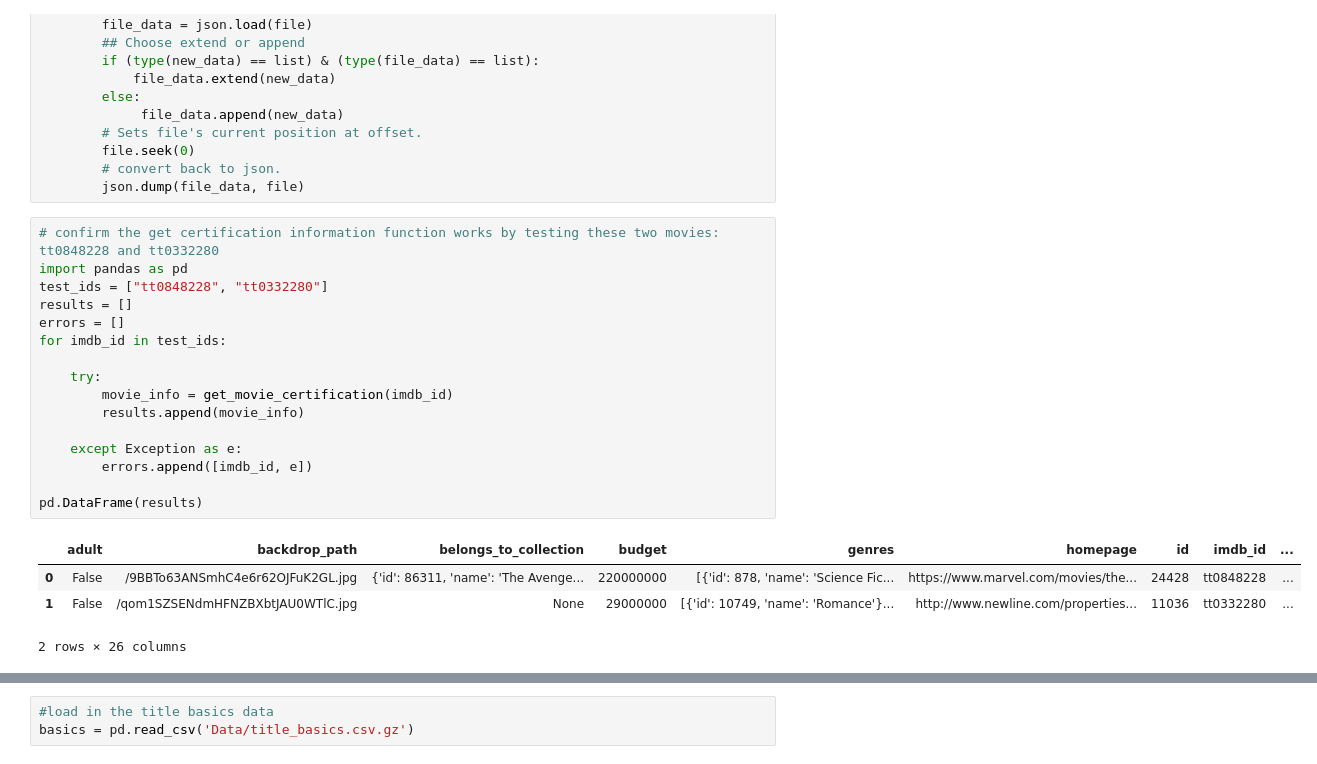
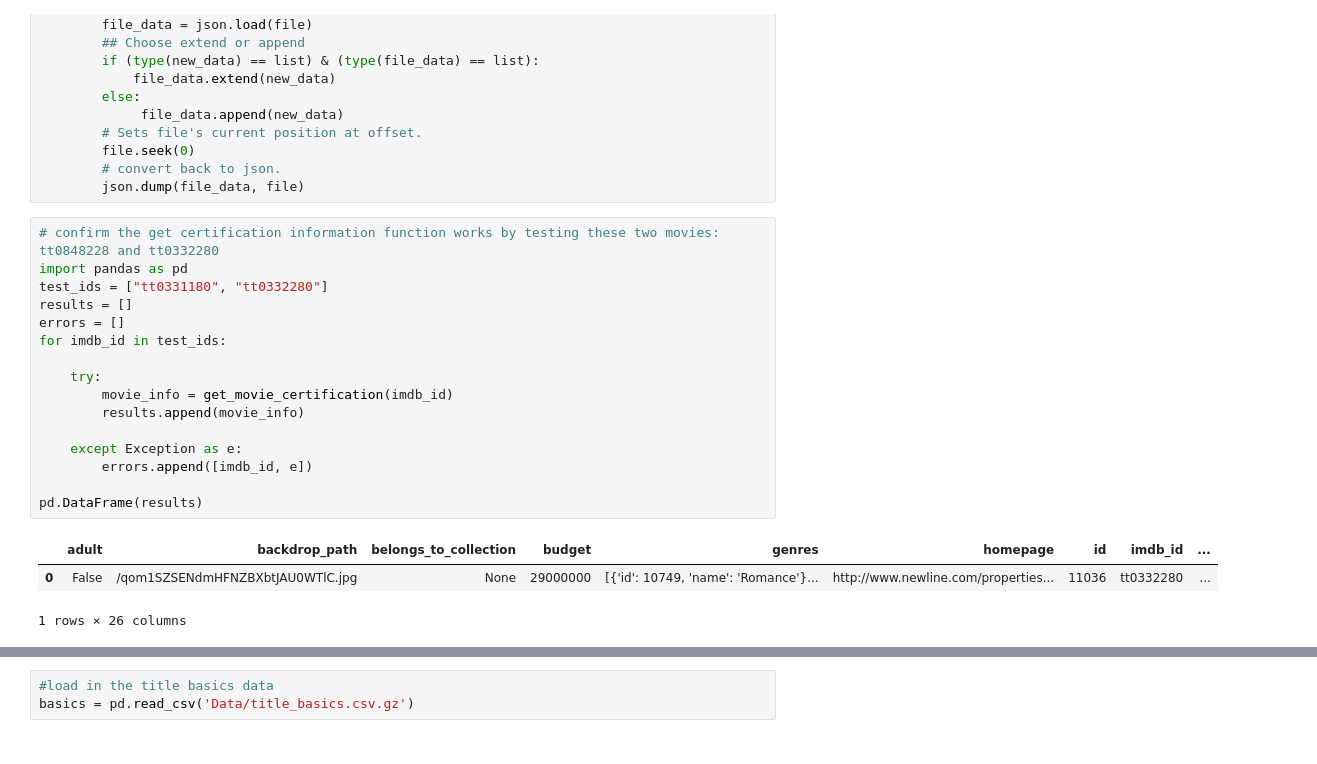
Before and after one commit to QianFu520/Project-3--Analyze-what-makes-a-movie-successful, a Jupyter notebook: Project 3_part 2.ipynb, the cells around one changed output, grey strips where cells are left out. Drawn from its saved outputs; the diff is of its cells as text.

```diff
--- a/Project 3_part 2.ipynb
+++ b/Project 3_part 2.ipynb
@@ -57,24 +57,23 @@ def write_json(new_data, filename):
 # %%
 # confirm the get certification information function works by testing these two movies: tt0848228 and tt0332280
 import pandas as pd
-test_ids = ["tt0848228", "tt0332280"]
+test_ids = ["tt0331180", "tt0332280"]
 results = []
 errors = []
 for imdb_id in test_ids:
 
     try:
         movie_info = get_movie_certification(imdb_id)
         results.append(movie_info)
 
     except Exception as e:
         errors.append([imdb_id, e])
 
 pd.DataFrame(results)
 # %% [output]
 |  | adult | backdrop_path | belongs_to_collection | budget | genres | homepage | id | imdb_id | ... |
-| 0 | False | /9BBTo63ANSmhC4e6r62OJFuK2GL.jpg | {'id': 86311, 'name': 'The Avenge... | 220000000 | [{'id': 878, 'name': 'Science Fic... | https://www.marvel.com/movies/the... | 24428 | tt0848228 | ... |
-| 1 | False | /qom1SZSENdmHFNZBXbtJAU0WTlC.jpg | None | 29000000 | [{'id': 10749, 'name': 'Romance'}... | http://www.newline.com/properties... | 11036 | tt0332280 | ... |
+| 0 | False | /qom1SZSENdmHFNZBXbtJAU0WTlC.jpg | None | 29000000 | [{'id': 10749, 'name': 'Romance'}... | http://www.newline.com/properties... | 11036 | tt0332280 | ... |
-2 rows × 26 columns
+1 rows × 26 columns
 # %%
 #designate a folder
 import os, time,json
```
Also changed, not shown: parts of 5 cells of this notebook, 9 other files.
